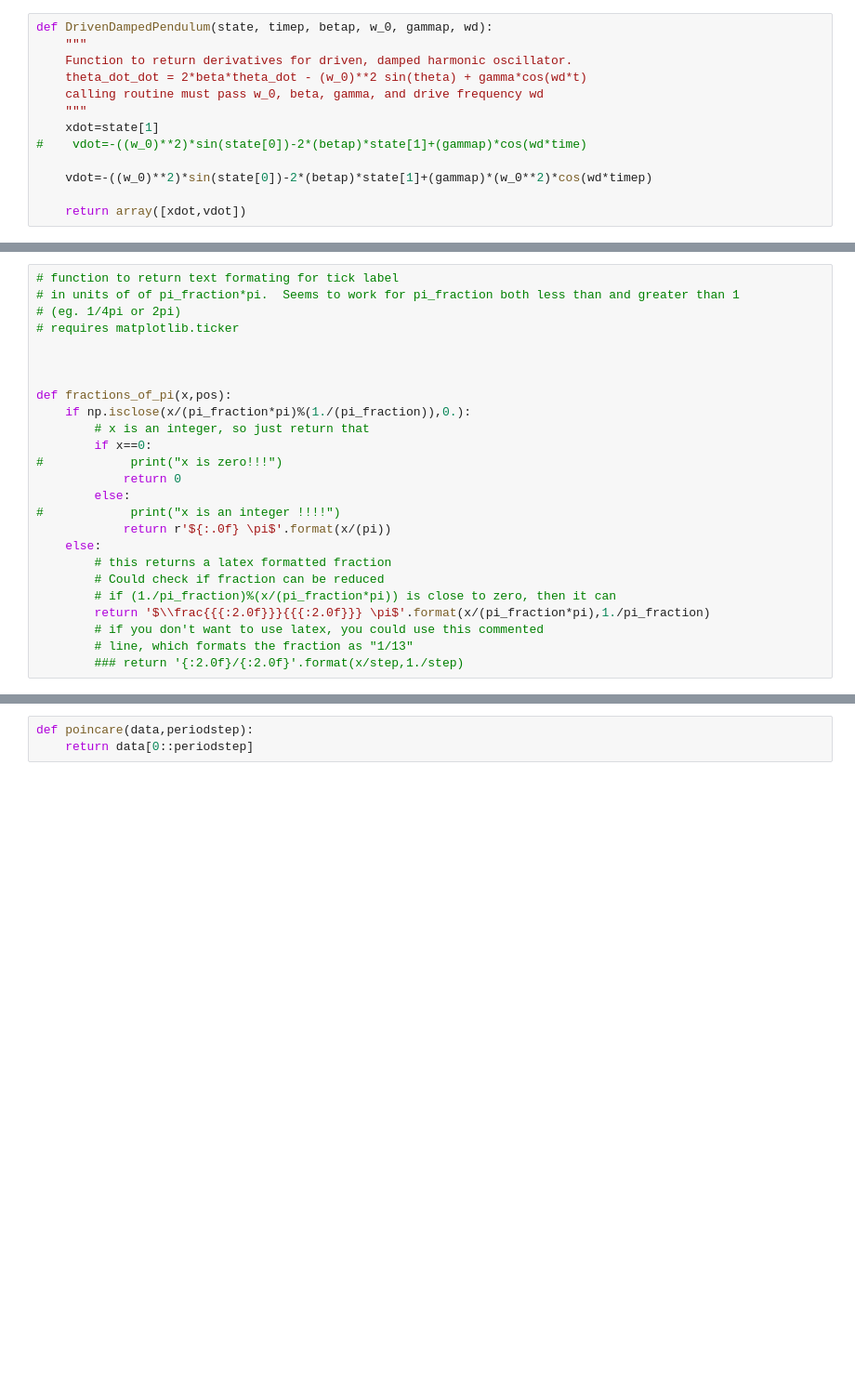
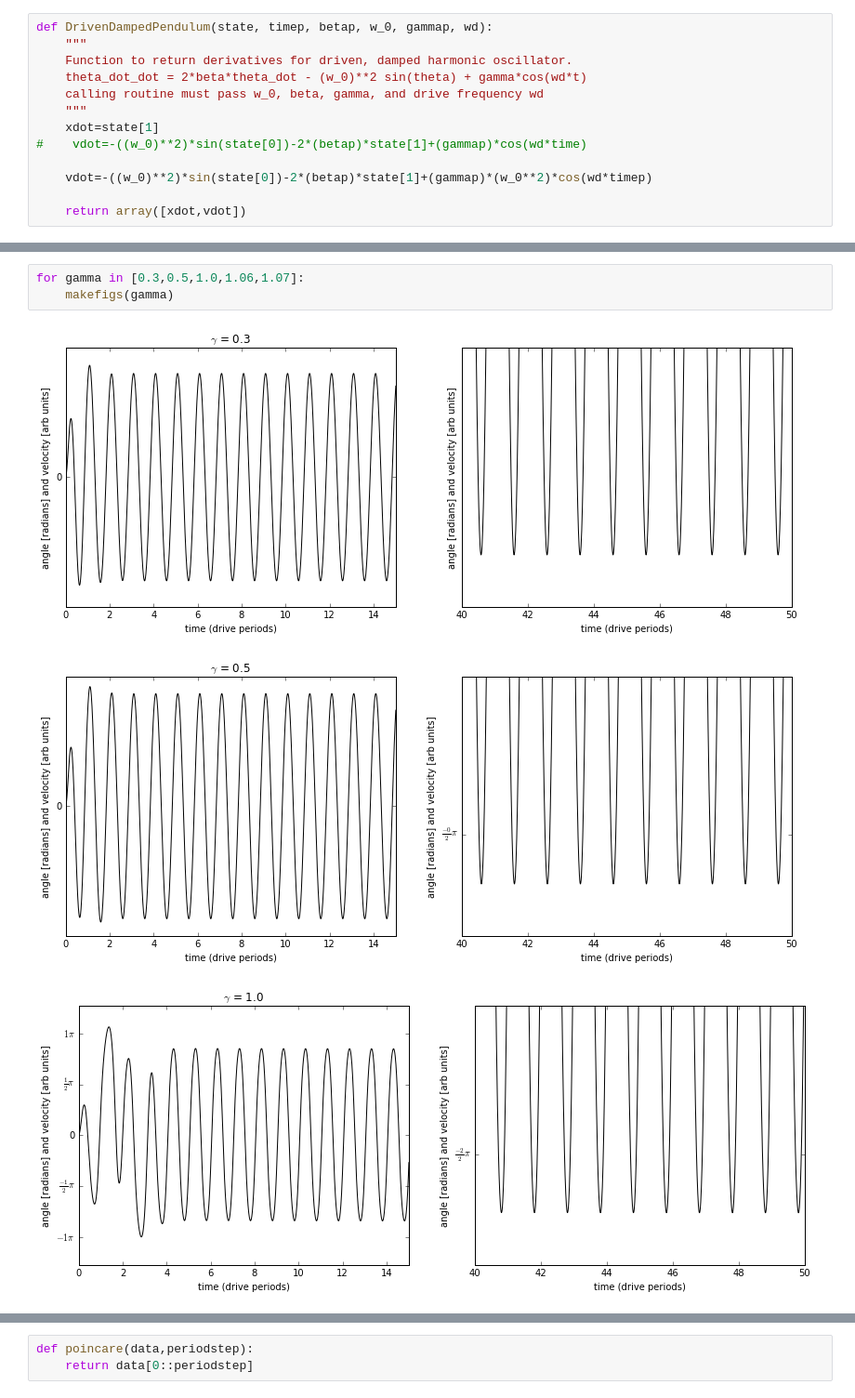
Before and after one commit to Physics325/Chapter5, a Jupyter notebook: Chapter 5 Chaos Dawes.ipynb, the cells around one changed output, grey strips where cells are left out. Shown: that part at 93% size. Drawn from its saved outputs; the diff is of its cells as text; blank space fills up the shorter version.

```diff
--- a/Chapter 5 Chaos Dawes.ipynb
+++ b/Chapter 5 Chaos Dawes.ipynb
@@ -90,25 +91,0 @@ xlim(0,15)
-# %%
-# function to return text formating for tick label
-# in units of of pi_fraction*pi.  Seems to work for pi_fraction both less than and greater than 1
-# (eg. 1/4pi or 2pi)
-# requires matplotlib.ticker
-
-
-
-def fractions_of_pi(x,pos):
-    if np.isclose(x/(pi_fraction*pi)%(1./(pi_fraction)),0.):
-        # x is an integer, so just return that
-        if x==0:
-#            print("x is zero!!!")
-            return 0
-        else:
-#            print("x is an integer !!!!")
-            return r'${:.0f} \pi$'.format(x/(pi))
-    else:
-        # this returns a latex formatted fraction
-        # Could check if fraction can be reduced
-        # if (1./pi_fraction)%(x/(pi_fraction*pi)) is close to zero, then it can
-        return '$\\frac{{{:2.0f}}}{{{:2.0f}}} \pi$'.format(x/(pi_fraction*pi),1./pi_fraction)
-        # if you don't want to use latex, you could use this commented
-        # line, which formats the fraction as "1/13"
-        ### return '{:2.0f}/{:2.0f}'.format(x/step,1./step)
@@ -114,0 +150,7 @@ def fractions_of_pi(x,pos):
+# %%
+for gamma in [0.3,0.5,1.0,1.06,1.07]:
+    makefigs(gamma)
+# %% [output]
+[figure, added]
+[figure, added]
+[figure, added]
```
Also changed, not shown: parts of 19 cells of this notebook.
